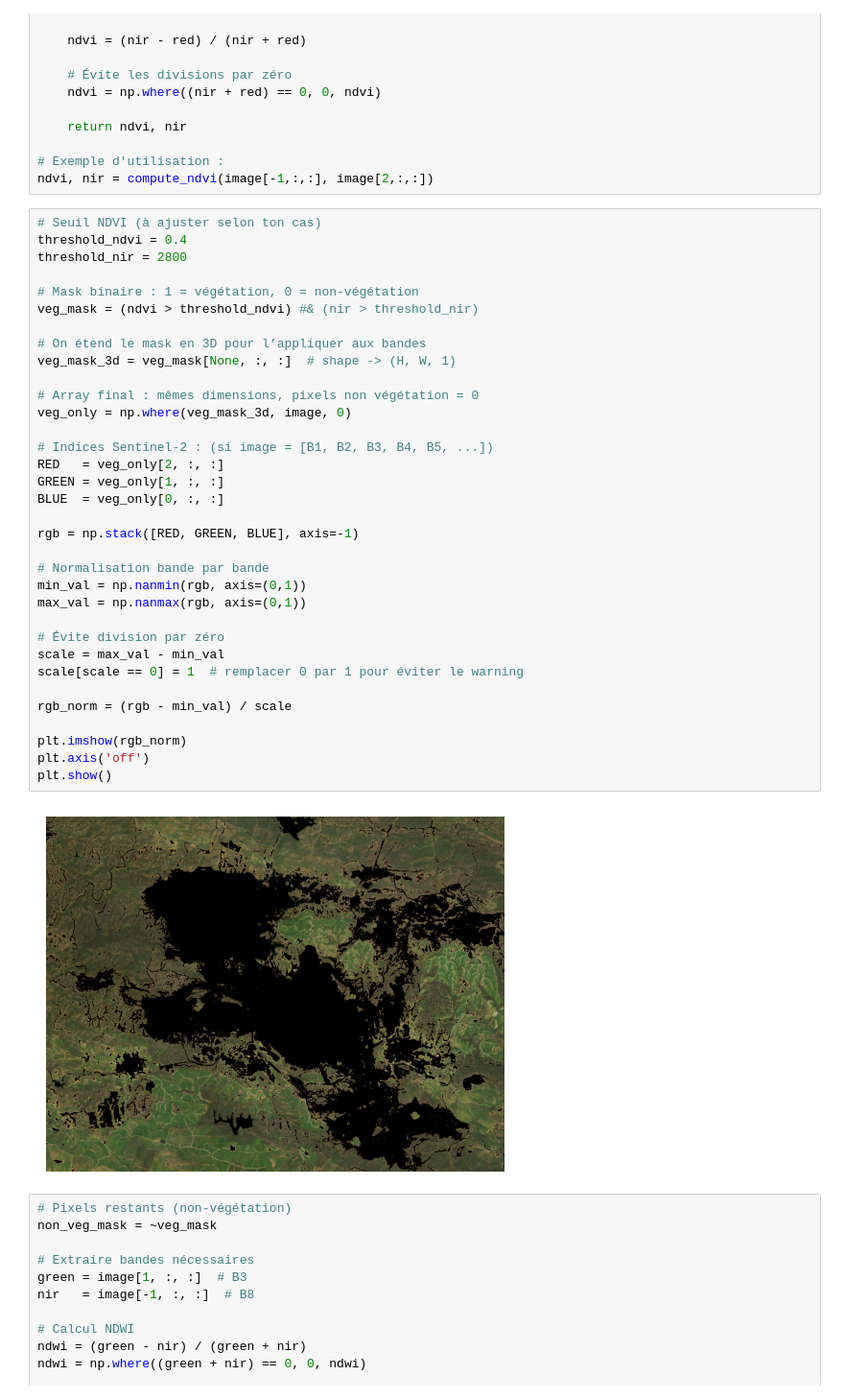
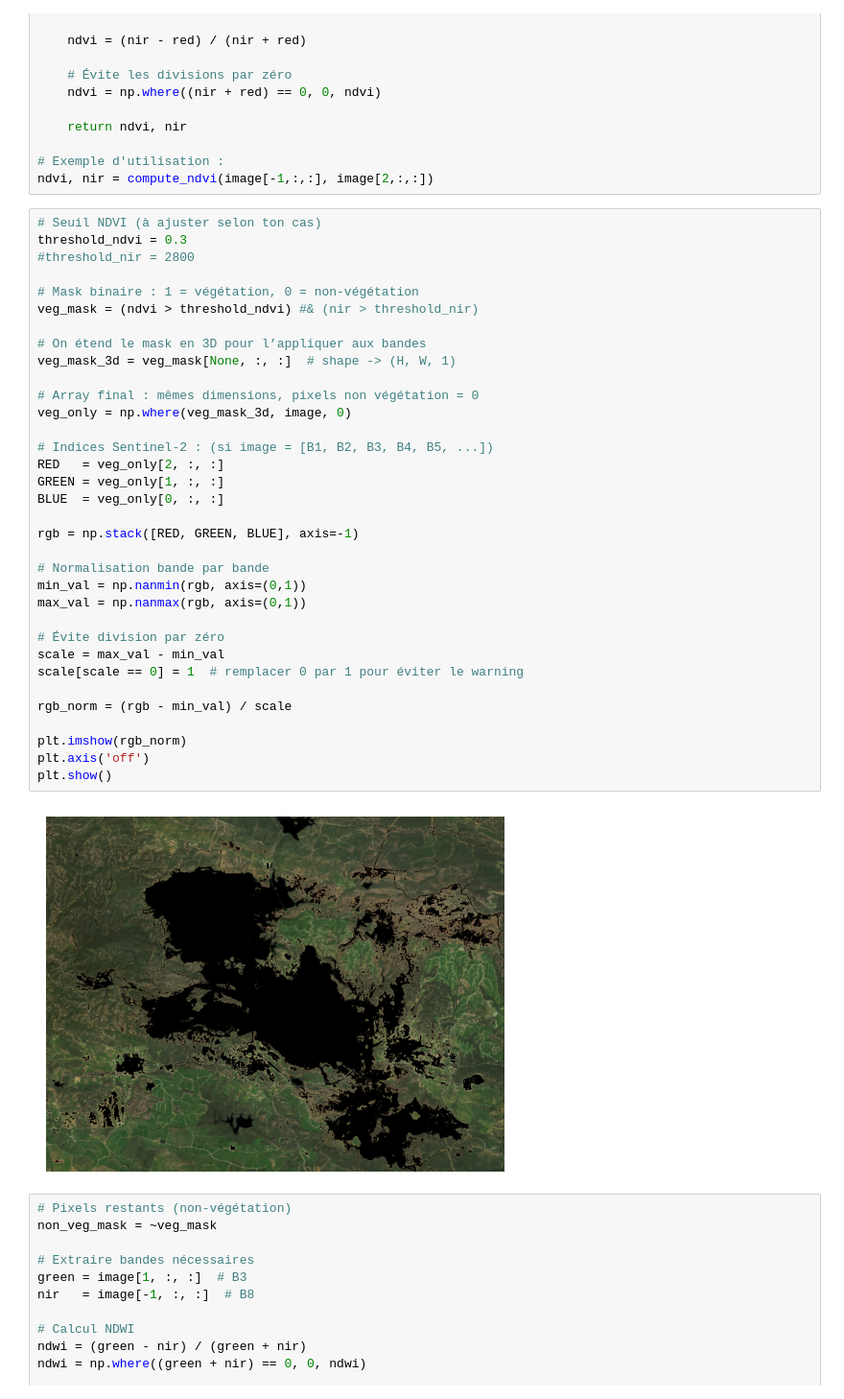
Before and after one commit to ArmanHosseini1/PIR-Rio-Tinto, a Jupyter notebook: K-means.ipynb, the cells around one changed output. Shown at 96% size. Drawn from its saved outputs; the diff is of its cells as text.

```diff
--- a/K-means.ipynb
+++ b/K-means.ipynb
@@ -46,40 +46,40 @@ def compute_ndvi(nir, red):
 ndvi, nir = compute_ndvi(image[-1,:,:], image[2,:,:])
 # %%
 # Seuil NDVI (à ajuster selon ton cas)
-threshold_ndvi = 0.4
-threshold_nir = 2800
+threshold_ndvi = 0.3
+#threshold_nir = 2800
 
 # Mask binaire : 1 = végétation, 0 = non-végétation
 veg_mask = (ndvi > threshold_ndvi) #& (nir > threshold_nir)
 
 # On étend le mask en 3D pour l’appliquer aux bandes
 veg_mask_3d = veg_mask[None, :, :]  # shape -> (H, W, 1)
 
 # Array final : mêmes dimensions, pixels non végétation = 0
 veg_only = np.where(veg_mask_3d, image, 0)
 
 # Indices Sentinel-2 : (si image = [B1, B2, B3, B4, B5, ...])
 RED   = veg_only[2, :, :]
 GREEN = veg_only[1, :, :]
 BLUE  = veg_only[0, :, :]
 
 rgb = np.stack([RED, GREEN, BLUE], axis=-1)
 
 # Normalisation bande par bande
 min_val = np.nanmin(rgb, axis=(0,1))
 max_val = np.nanmax(rgb, axis=(0,1))
 
 # Évite division par zéro
 scale = max_val - min_val
 scale[scale == 0] = 1  # remplacer 0 par 1 pour éviter le warning
 
 rgb_norm = (rgb - min_val) / scale
 
 plt.imshow(rgb_norm)
 plt.axis('off')
 plt.show()
 # %% [output]
-[figure, old version]
+[figure, new version]
 # %%
 # Pixels restants (non-végétation)
 non_veg_mask = ~veg_mask
```
Also changed, not shown: parts of 8 cells of this notebook, 1 other file.
